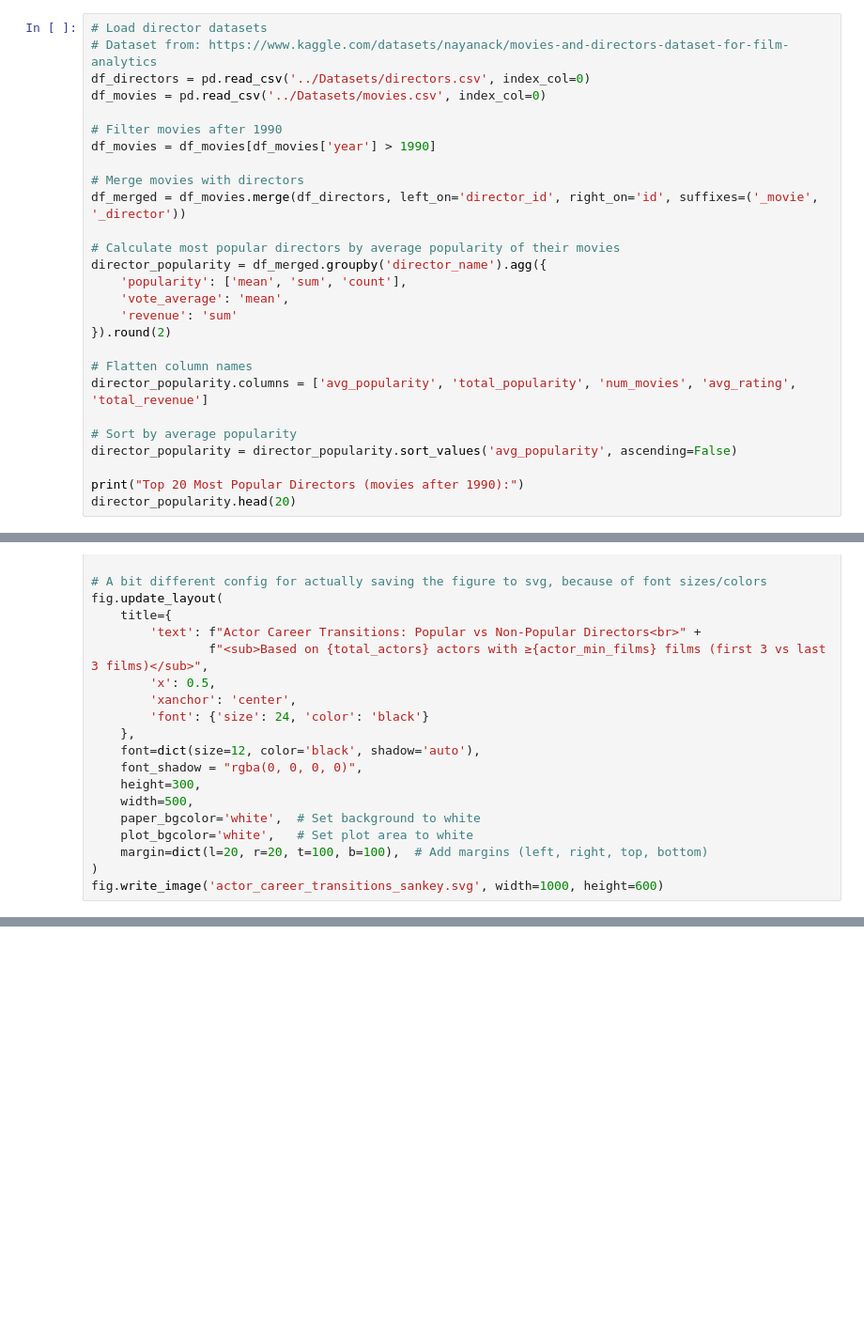
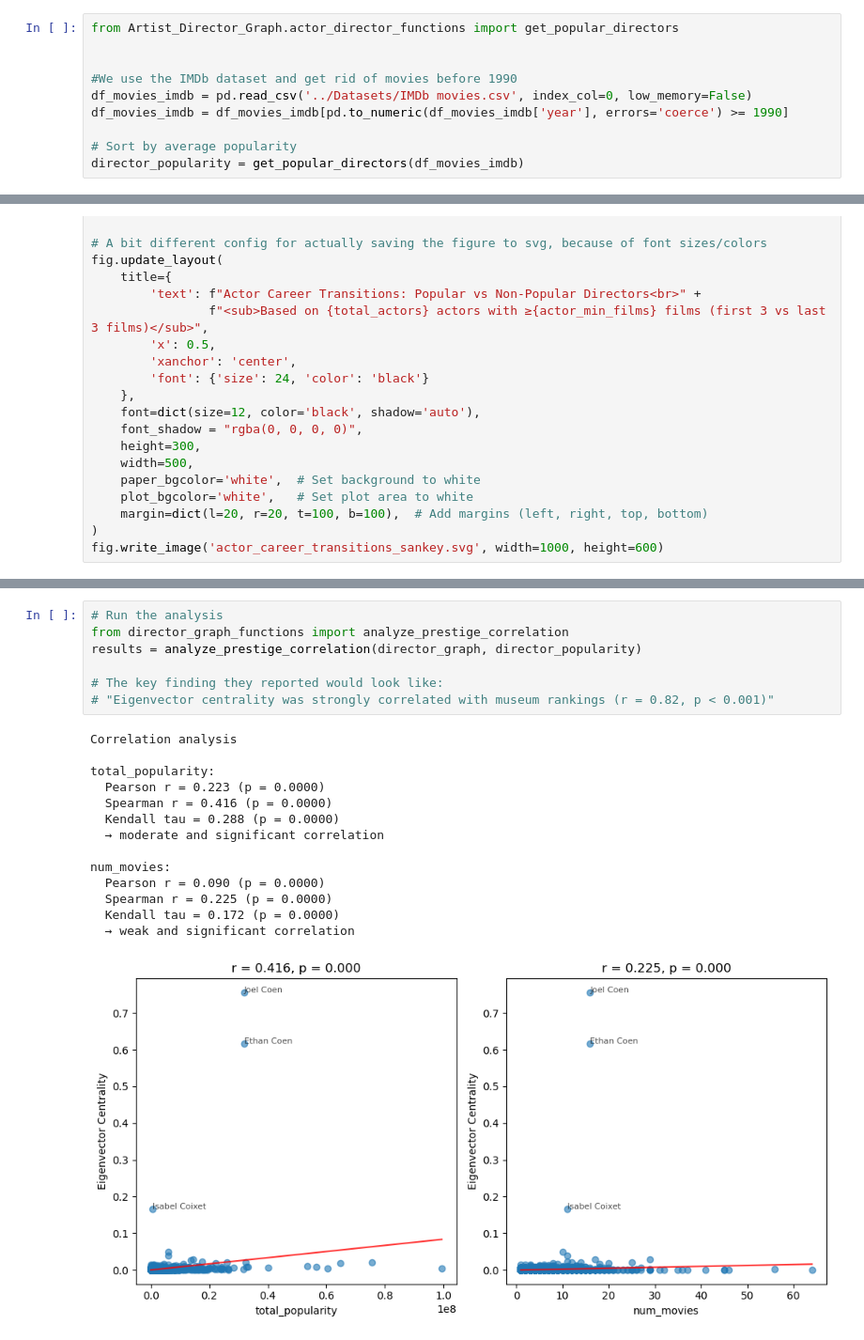
Before and after one commit to dh-anna/Social_Graph_Final_Project, a Jupyter notebook: Director_Director_Graph/Director_Director_Graph.ipynb, the cells around one changed output, grey strips where cells are left out. Shown at 94% size. Saved outputs shown, nothing was run; the diff lists cells and outputs as text; blank space fills up the shorter version.

Commit message:
feat: director-director

```diff
--- a/Director_Director_Graph/Director_Director_Graph.ipynb
+++ b/Director_Director_Graph/Director_Director_Graph.ipynb
@@ -133,29 +210,12 @@ sorted(degree_centrality.items(), key=lambda item: item[1], reverse=True)[:10]
 # %%
-# Load director datasets
-# Dataset from: https://www.kaggle.com/datasets/nayanack/movies-and-directors-dataset-for-film-analytics
-df_directors = pd.read_csv('../Datasets/directors.csv', index_col=0)
-df_movies = pd.read_csv('../Datasets/movies.csv', index_col=0)
+from Artist_Director_Graph.actor_director_functions import get_popular_directors
 
-# Filter movies after 1990
-df_movies = df_movies[df_movies['year'] > 1990]
 
-# Merge movies with directors
-df_merged = df_movies.merge(df_directors, left_on='director_id', right_on='id', suffixes=('_movie', '_director'))
-
-# Calculate most popular directors by average popularity of their movies
-director_popularity = df_merged.groupby('director_name').agg({
-    'popularity': ['mean', 'sum', 'count'],
-    'vote_average': 'mean',
-    'revenue': 'sum'
-}).round(2)
-
-# Flatten column names
-director_popularity.columns = ['avg_popularity', 'total_popularity', 'num_movies', 'avg_rating', 'total_revenue']
+#We use the IMDb dataset and get rid of movies before 1990
+df_movies_imdb = pd.read_csv('../Datasets/IMDb movies.csv', index_col=0, low_memory=False)
+df_movies_imdb = df_movies_imdb[pd.to_numeric(df_movies_imdb['year'], errors='coerce') >= 1990]
 
 # Sort by average popularity
-director_popularity = director_popularity.sort_values('avg_popularity', ascending=False)
-
-print("Top 20 Most Popular Directors (movies after 1990):")
-director_popularity.head(20)
+director_popularity = get_popular_directors(df_movies_imdb)
 # %%
 # We find the most popular directors
@@ -625,0 +861,22 @@ print(f"  • {upward_mobility + downward_mobility} actors ({(upward_mobility +
+# %%
+# Run the analysis
+from director_graph_functions import analyze_prestige_correlation
+results = analyze_prestige_correlation(director_graph, director_popularity)
+
+# The key finding they reported would look like:
+# "Eigenvector centrality was strongly correlated with museum rankings (r = 0.82, p < 0.001)"
+# %% [output]
+Correlation analysis
+
+total_popularity:
+  Pearson r = 0.223 (p = 0.0000)
+  Spearman r = 0.416 (p = 0.0000)
+  Kendall tau = 0.288 (p = 0.0000)
+  → moderate and significant correlation
+
+num_movies:
+  Pearson r = 0.090 (p = 0.0000)
+  Spearman r = 0.225 (p = 0.0000)
+  Kendall tau = 0.172 (p = 0.0000)
+  → weak and significant correlation
+[figure, added]
```
Also changed, not shown: parts of 50 cells of this notebook, 4 other files.
